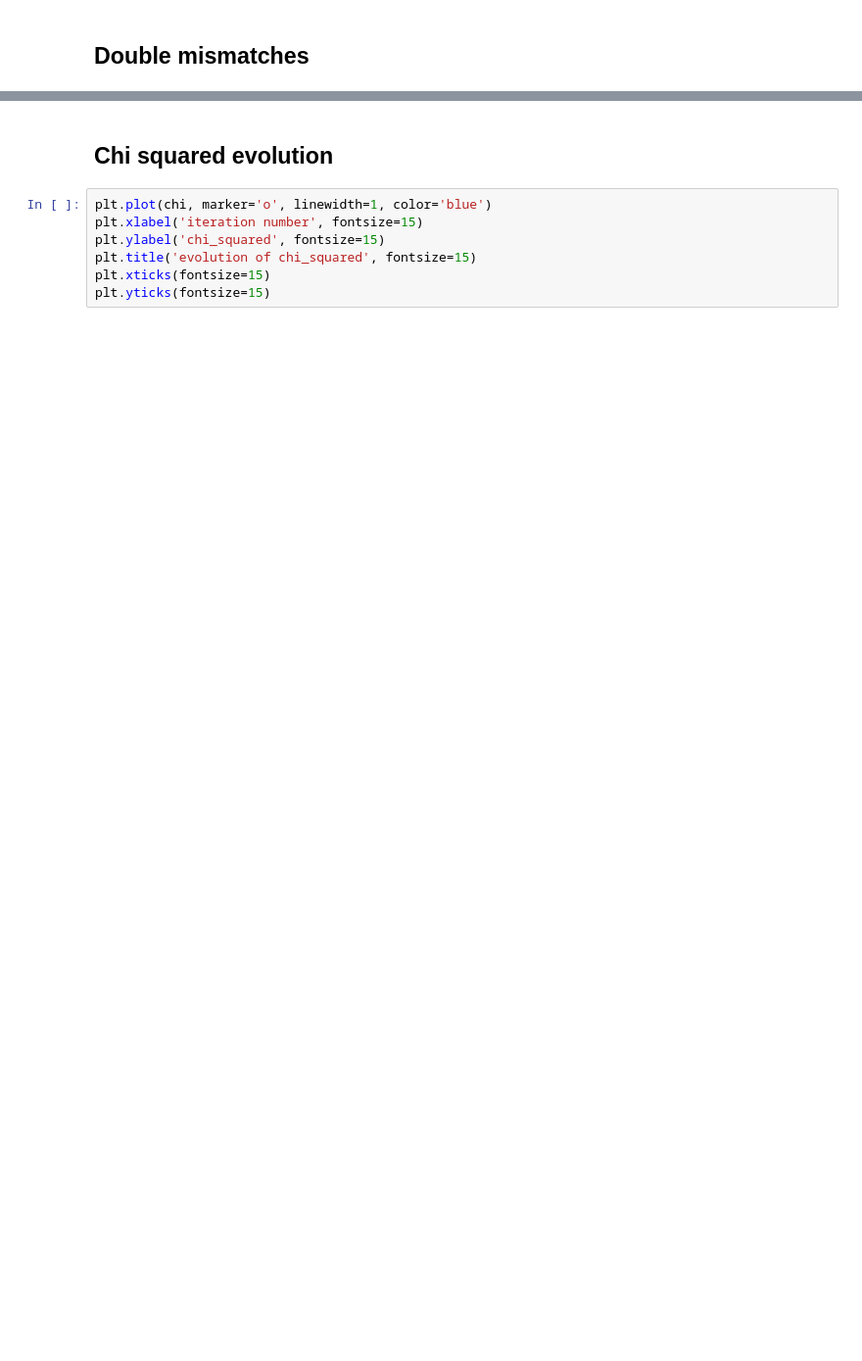
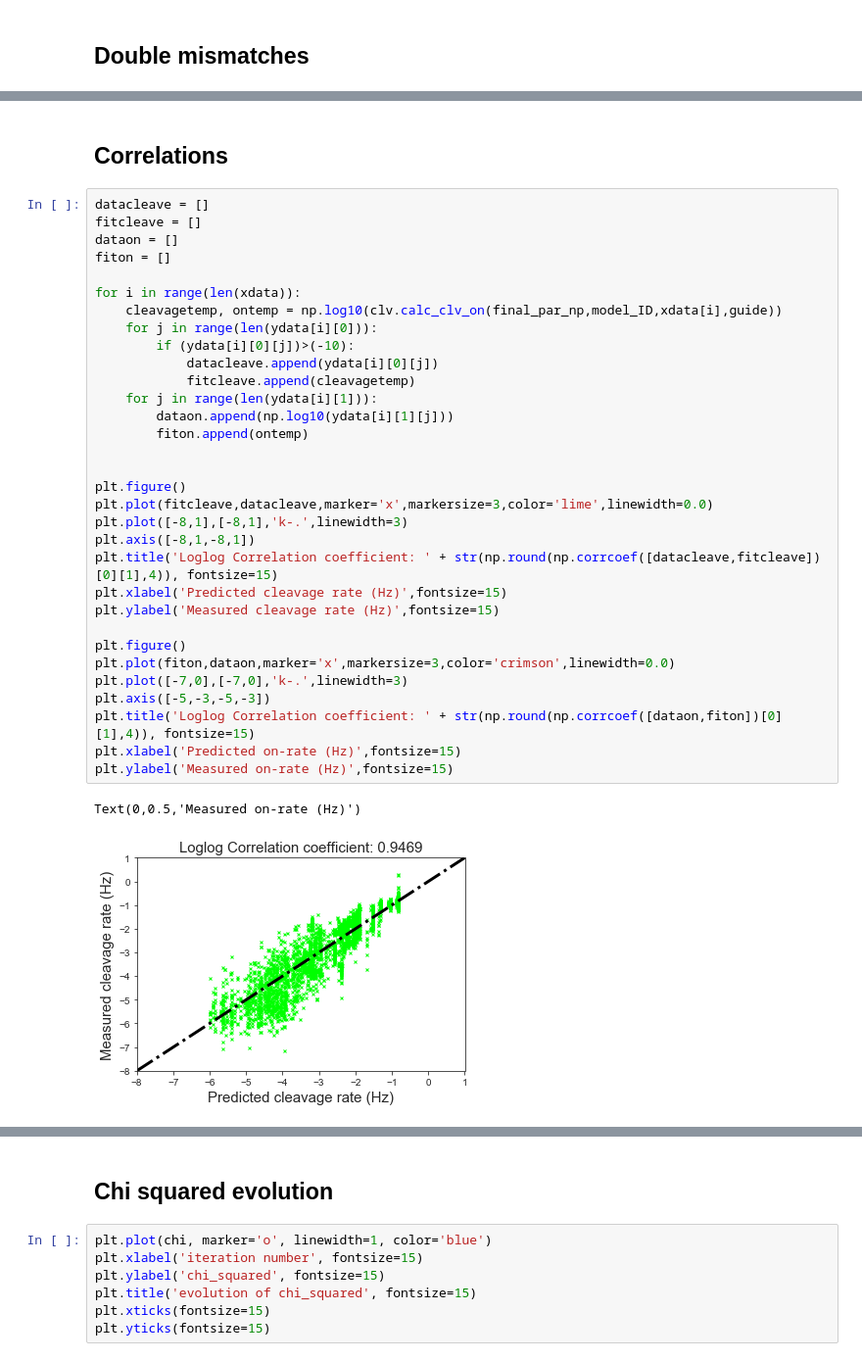
Before and after one commit to martin-depken/Energy-Landscape, a Jupyter notebook: predict_pclv_Stijn/visualize_results.ipynb, the cells around one changed output, grey strips where cells are left out. Shown at 98% size. Drawn from its saved outputs; the diff is of its cells as text; blank space fills up the shorter version.

```diff
--- a/predict_pclv_Stijn/visualize_results.ipynb
+++ b/predict_pclv_Stijn/visualize_results.ipynb
@@ -239,0 +223,37 @@ Text(0.5,1,'on-rate double mismatches \ntop=model bottom=experiment')
+# %% [markdown]
+## Correlations
+# %%
+datacleave = []
+fitcleave = []
+dataon = []
+fiton = []
+
+for i in range(len(xdata)):
+    cleavagetemp, ontemp = np.log10(clv.calc_clv_on(final_par_np,model_ID,xdata[i],guide))
+    for j in range(len(ydata[i][0])):
+        if (ydata[i][0][j])>(-10):
+            datacleave.append(ydata[i][0][j])
+            fitcleave.append(cleavagetemp)
+    for j in range(len(ydata[i][1])):
+        dataon.append(np.log10(ydata[i][1][j]))
+        fiton.append(ontemp)
+
+
+plt.figure()
+plt.plot(fitcleave,datacleave,marker='x',markersize=3,color='lime',linewidth=0.0)
+plt.plot([-8,1],[-8,1],'k-.',linewidth=3)
+plt.axis([-8,1,-8,1])
+plt.title('Loglog Correlation coefficient: ' + str(np.round(np.corrcoef([datacleave,fitcleave])[0][1],4)), fontsize=15)
+plt.xlabel('Predicted cleavage rate (Hz)',fontsize=15)
+plt.ylabel('Measured cleavage rate (Hz)',fontsize=15)
+
+plt.figure()
+plt.plot(fiton,dataon,marker='x',markersize=3,color='crimson',linewidth=0.0)
+plt.plot([-7,0],[-7,0],'k-.',linewidth=3)
+plt.axis([-5,-3,-5,-3])
+plt.title('Loglog Correlation coefficient: ' + str(np.round(np.corrcoef([dataon,fiton])[0][1],4)), fontsize=15)
+plt.xlabel('Predicted on-rate (Hz)',fontsize=15)
+plt.ylabel('Measured on-rate (Hz)',fontsize=15)
+# %% [output]
+Text(0,0.5,'Measured on-rate (Hz)')
+[figure, added]
```
Also changed, not shown: parts of 8 cells of this notebook, 2 other files.
